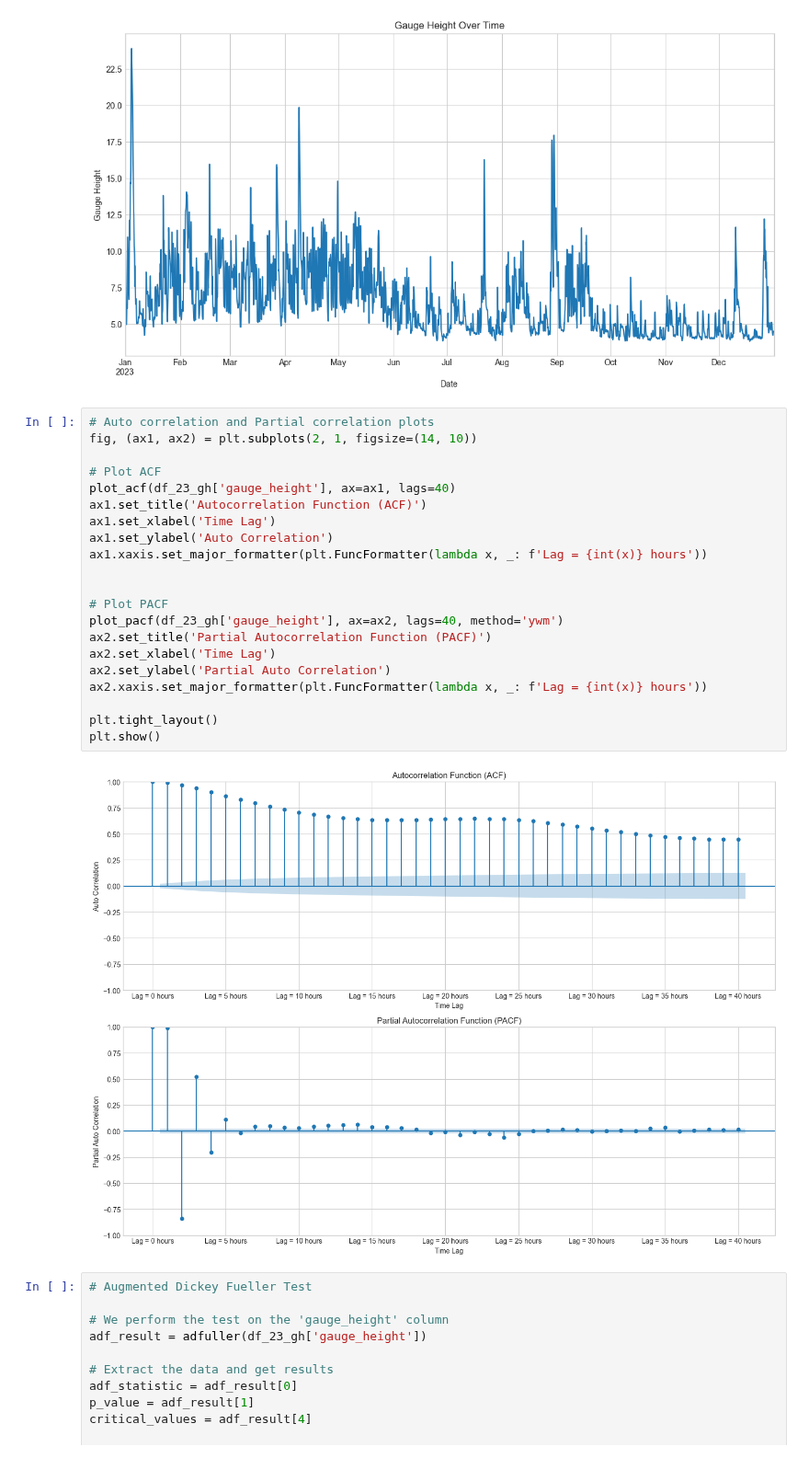
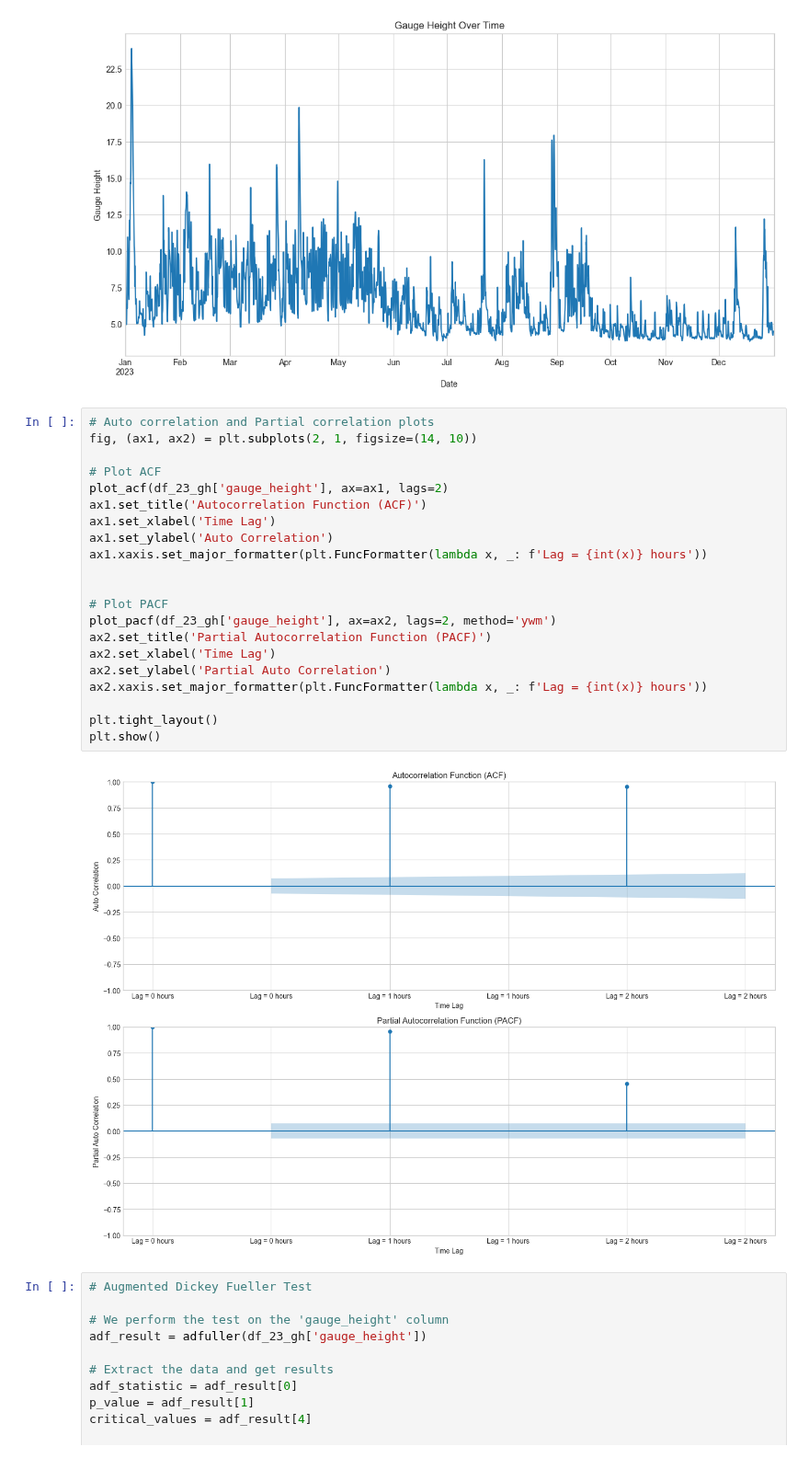
Before and after one commit to watersofthack/WaterSoft, a Jupyter notebook: Machine Learning/Day2/stat_tests.ipynb, the cells around one changed output. Shown at 92% size. Saved outputs shown, nothing was run; the diff lists cells and outputs as text.

```diff
--- a/Machine Learning/Day2/stat_tests.ipynb
+++ b/Machine Learning/Day2/stat_tests.ipynb
@@ -32,26 +32,26 @@ plt.show()
 # %%
 # Auto correlation and Partial correlation plots
 fig, (ax1, ax2) = plt.subplots(2, 1, figsize=(14, 10))
 
 # Plot ACF
-plot_acf(df_23_gh['gauge_height'], ax=ax1, lags=40)
+plot_acf(df_23_gh['gauge_height'], ax=ax1, lags=2)
 ax1.set_title('Autocorrelation Function (ACF)')
 ax1.set_xlabel('Time Lag')
 ax1.set_ylabel('Auto Correlation')
 ax1.xaxis.set_major_formatter(plt.FuncFormatter(lambda x, _: f'Lag = {int(x)} hours'))
 
 
 # Plot PACF
-plot_pacf(df_23_gh['gauge_height'], ax=ax2, lags=40, method='ywm')
+plot_pacf(df_23_gh['gauge_height'], ax=ax2, lags=2, method='ywm')
 ax2.set_title('Partial Autocorrelation Function (PACF)')
 ax2.set_xlabel('Time Lag')
 ax2.set_ylabel('Partial Auto Correlation')
 ax2.xaxis.set_major_formatter(plt.FuncFormatter(lambda x, _: f'Lag = {int(x)} hours'))
 
 plt.tight_layout()
 plt.show()
 # %% [output]
-[figure, old version]
+[figure, new version]
 # %%
 # Augmented Dickey Fueller Test
 
```
Also changed, not shown: parts of 1 cell of this notebook, 2 other files.
